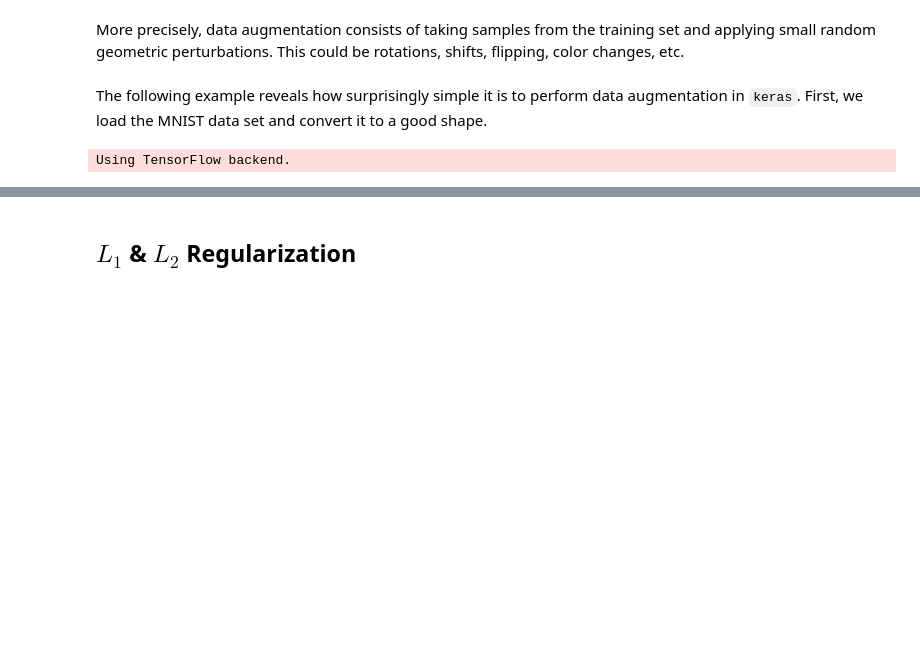
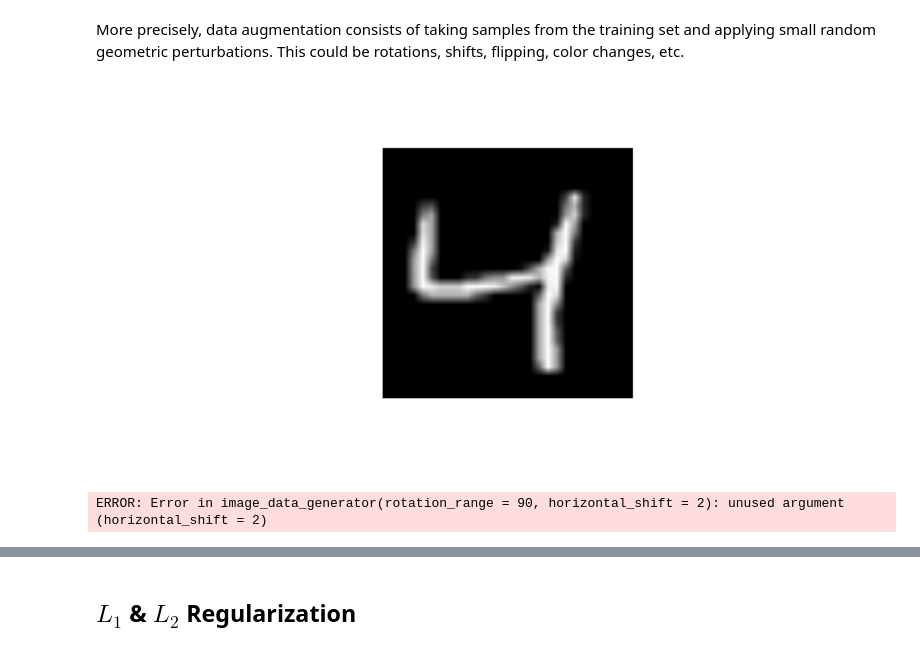
Before and after one commit to Christian-Hirsch/Tosta-Material, a Jupyter notebook: notebooks/reg.ipynb, the cells around one changed output, grey strips where cells are left out. Drawn from its saved outputs; the diff is of its cells as text; code cells hidden in the pictures; blank space fills up the shorter version.

```diff
--- a/notebooks/reg.ipynb
+++ b/notebooks/reg.ipynb
@@ -12,13 +12,3 @@ The cleanest and most effective way to avoid overfitting is to get more labelled
 Unfortunately though, getting more labelled data also happens to be the most expensive option and can in many cases even be infeasible. What you can do is to artificially inflate the labelled data at your disposal. This is known as **data augmentation**.
 # %% [markdown]
 More precisely, data augmentation consists of taking samples from the training set and applying small random geometric perturbations. This could be rotations, shifts, flipping, color changes, etc.
-# %% [markdown]
-The following example reveals how surprisingly simple it is to perform data augmentation in ``keras``. First, we load the MNIST data set and convert it to a good shape.
-# %%
-from keras.datasets import mnist
-import numpy as np
-
-(X_train, y_train), (X_test, y_test) = mnist.load_data()
-X_train, X_test = [np.expand_dims(dat, -1) for dat in [X_train, X_test]]
-# %% [output]
-Using TensorFlow backend.
@@ -24,0 +22,14 @@ Using TensorFlow backend.
+# %%
+plot(as.raster(X_train[3,,] / 255))
+# %% [output]
+[figure, added]
+# %%
+gen <- image_data_generator(rotation_range = 90,
+                            horizontal_shift=2)
+flow <- flow_images_from_data(array_reshape(X_train[1:5,,], c(5, 28, 28, 1)),
+                      generator = gen)
+augm_images <- reticulate::iter_next(flow)
+
+plot(as.raster(augm_images[1,,,1] / 255))
+# %% [output]
+ERROR: Error in image_data_generator(rotation_range = 90, horizontal_shift = 2): unused argument (horizontal_shift = 2)
```
Also changed, not shown: parts of 52 cells of this notebook, 19 other files.
